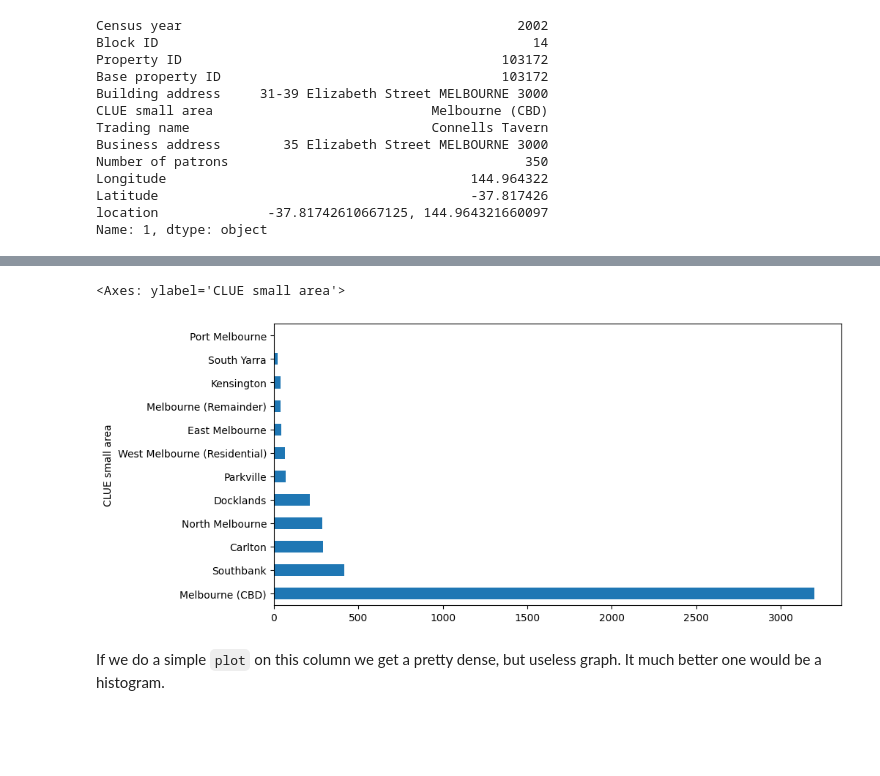
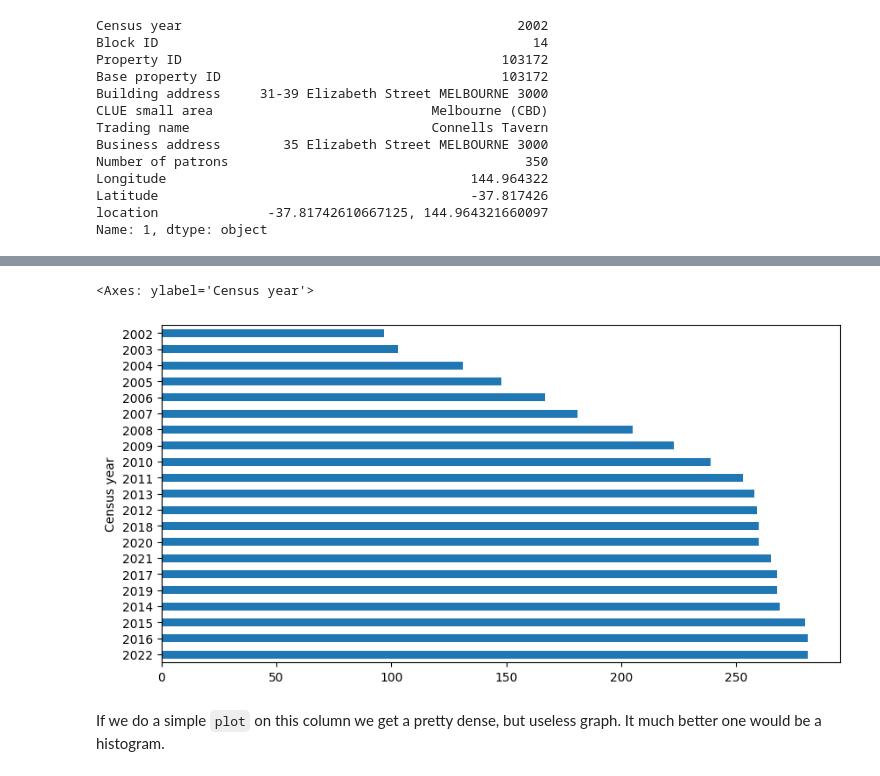
Before and after one commit to 79Stellaa/star_data, a Jupyter notebook: my data.ipynb, the cells around one changed output, grey strips where cells are left out. Cells and saved outputs as stored; diff of their text form; code cells hidden in the pictures; blank space fills up the shorter version.

```diff
--- a/my data.ipynb
+++ b/my data.ipynb
@@ -129,0 +78,2 @@ Name: Longitude, Length: 4696, dtype: float64
+# %%
+pub_data['Type'] = pub_data['Trading name'].apply(lambda x: 'Pub' if 'Pub' in x else 'Hotel' if 'Hotel' in x else 'Other')
@@ -135,8 +154,8 @@ pub_data["Latitude"].plot()
 # %%
-pub_data['CLUE small area'].value_counts().plot(kind="barh")
+pub_data['Census year'].value_counts().plot(kind="barh")
 # %% [output]
-<Axes: ylabel='CLUE small area'>
+<Axes: ylabel='Census year'>
-[figure, old version]
+[figure, new version]
 # %% [markdown]
 If we do a simple `plot` on this column we get a pretty dense, but useless graph. It much better one would be a histogram.
 # %%
```
Also changed, not shown: parts of 42 cells of this notebook, 11 other files.
